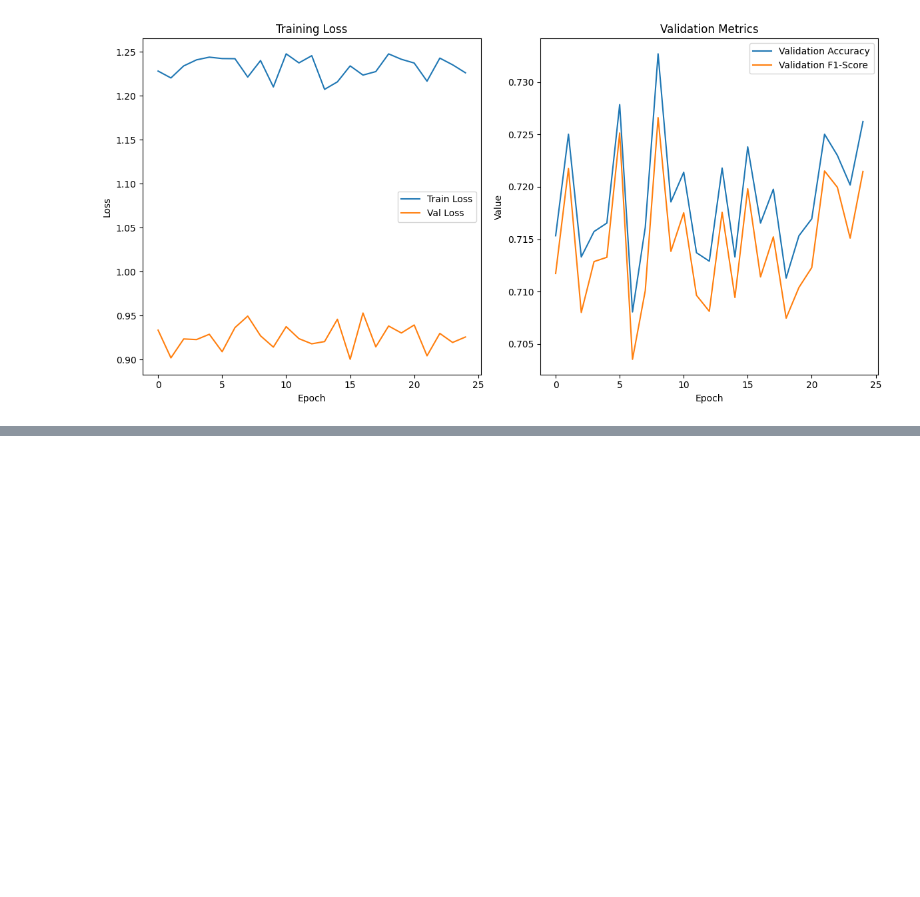
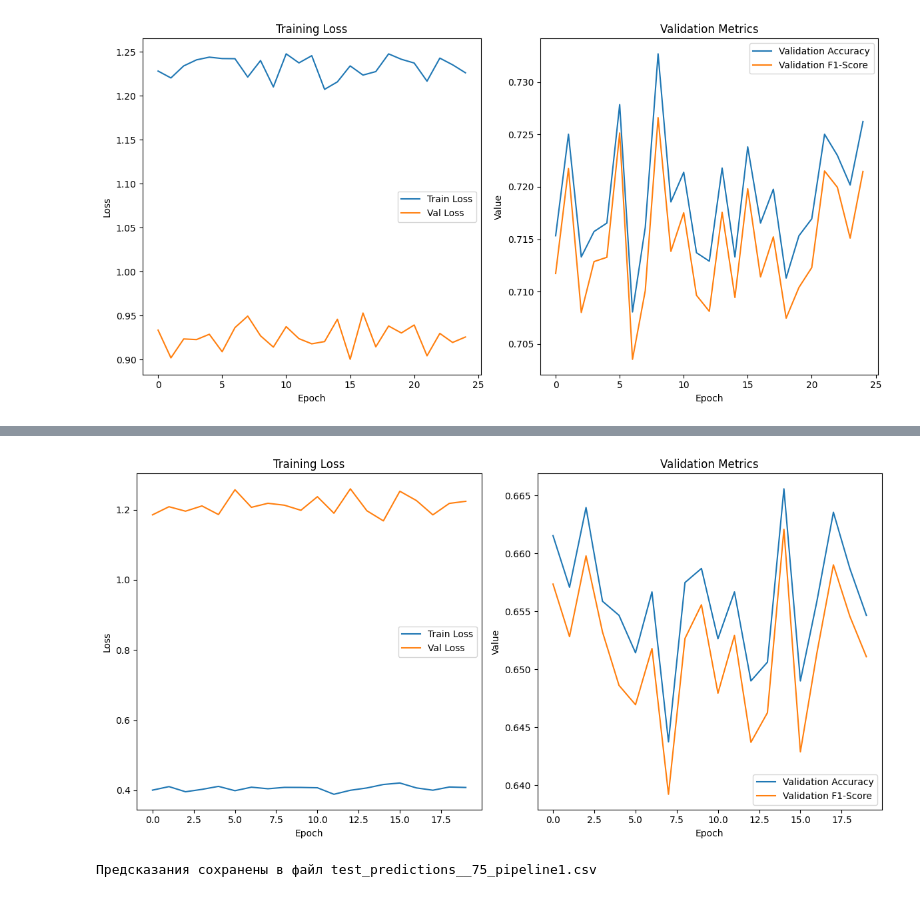
Before and after one commit to DertyuGameDev/ML-Project, a Jupyter notebook: Models/VGG/VGG.ipynb, the cells around one changed output, grey strips where cells are left out. Cells and saved outputs as stored; diff of their text form; code cells hidden in the pictures; blank space fills up the shorter version.

Commit message:
[dev] New results and changes for VGG

```diff
--- a/Models/VGG/VGG.ipynb
+++ b/Models/VGG/VGG.ipynb
@@ -557,0 +796,3 @@ torch.save(vgg.state_dict(), 'final_vgg_100.pth')
+# %%
+rain_losses_pipeline1, val_losses_pipeline1, val_metrics_pipeline1 = train_and_evaluate(
+    vgg, criterion, optimizer, train_loader1, val_loader1, num_epochs=75, lr=lr, checkpoint_path='./checkpoints/model_epoch55_acc0.6591.pth')
@@ -557,0 +813,10 @@ torch.save(vgg.state_dict(), 'final_vgg_100.pth')
+# %%
+visualize_model_results(rain_losses_pipeline1, val_losses_pipeline1, val_metrics_pipeline1, epochs=20)
+# %% [output]
+[figure, added]
+# %%
+# После обучения производим предсказания и сохраняем их в требуемый формат
+output_file = "test_predictions__75_pipeline1.csv"
+predict_and_save(vgg, test_loader, output_file)
+# %% [output]
+Предсказания сохранены в файл test_predictions__75_pipeline1.csv
```
Also changed, not shown: parts of 40 cells of this notebook, 4 other files.
